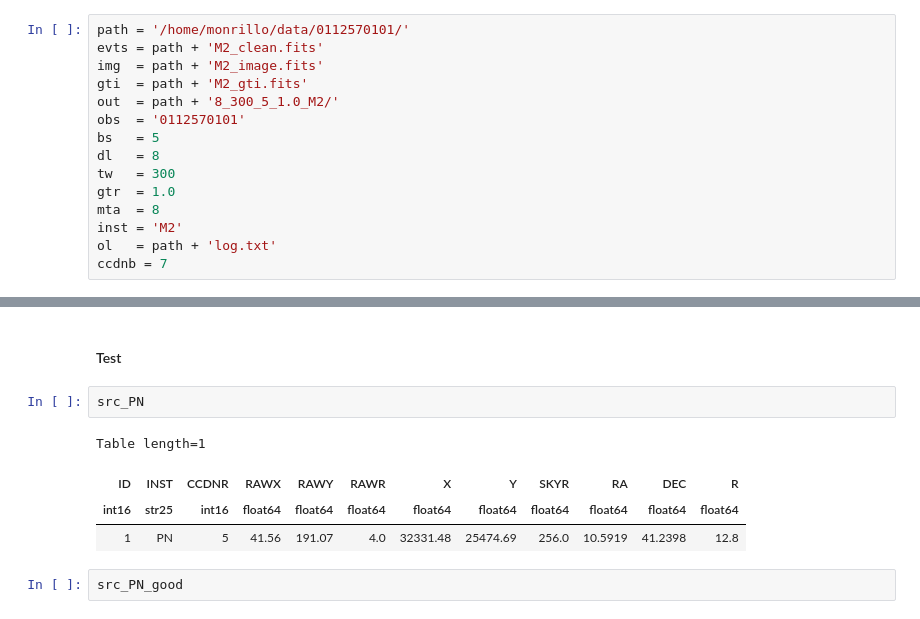
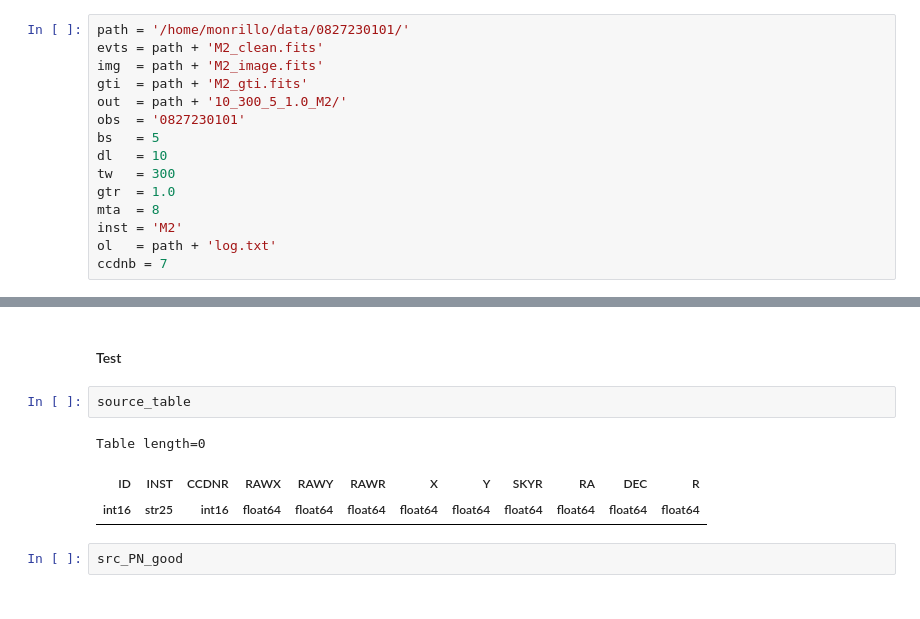
Before and after one commit to FlorentXIFU/EXOD, a Jupyter notebook: scripts/detectorMOS.ipynb, the cells around one changed output, grey strips where cells are left out. Cells and saved outputs as stored; diff of their text form.

```diff
--- a/scripts/detectorMOS.ipynb
+++ b/scripts/detectorMOS.ipynb
@@ -75,14 +75,14 @@ ccdnb = 7
 # %% [raw]
 M2
 # %%
-path = '/home/monrillo/data/0112570101/'
+path = '/home/monrillo/data/0827230101/'
 evts = path + 'M2_clean.fits'
 img  = path + 'M2_image.fits'
 gti  = path + 'M2_gti.fits'
-out  = path + '8_300_5_1.0_M2/'
-obs  = '0112570101'
+out  = path + '10_300_5_1.0_M2/'
+obs  = '0827230101'
 bs   = 5
-dl   = 8
+dl   = 10
 tw   = 300
 gtr  = 1.0
 mta  = 8
@@ -442,13 +474,12 @@ plt.text(0.5, 0.95, "TW {0} s    DL {1}   BS {2}".format(tw, dl, bs), color='whi
 Text(0.5, 0.95, 'TW 100 s    DL 10   BS 5')
 # %% [markdown]
 #### Test
-# %%
-src_PN
-# %% [output]
-Table length=1
-| ID | INST | CCDNR | RAWX | RAWY | RAWR | X | Y | SKYR | RA | DEC | R |
-| int16 | str25 | int16 | float64 | float64 | float64 | float64 | float64 | float64 | float64 | float64 | float64 |
-| 1 | PN | 5 | 41.56 | 191.07 | 4.0 | 32331.48 | 25474.69 | 256.0 | 10.5919 | 41.2398 | 12.8 |
+# %%
+source_table
+# %% [output]
+Table length=0
+| ID | INST | CCDNR | RAWX | RAWY | RAWR | X | Y | SKYR | RA | DEC | R |
+| int16 | str25 | int16 | float64 | float64 | float64 | float64 | float64 | float64 | float64 | float64 | float64 |
 # %%
 src_PN_good
 # %% [output]
```
Also changed, not shown: parts of 11 cells of this notebook.
